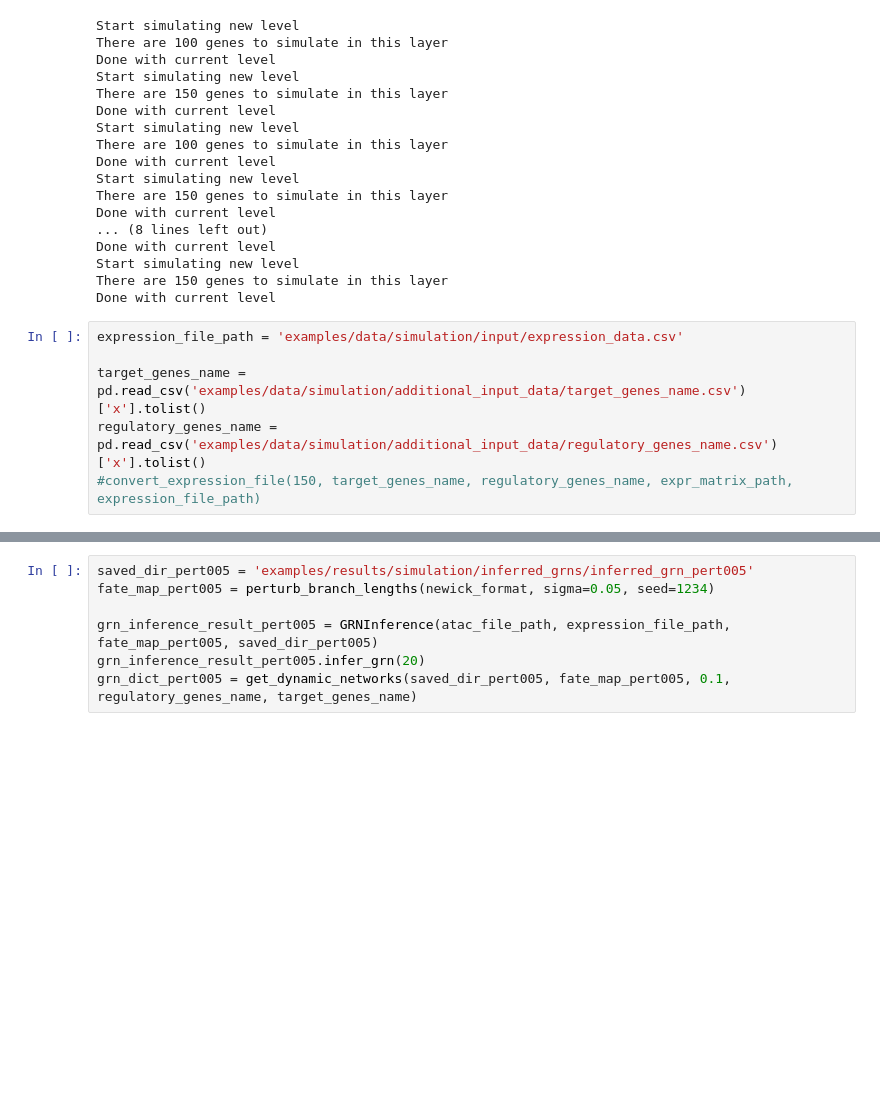
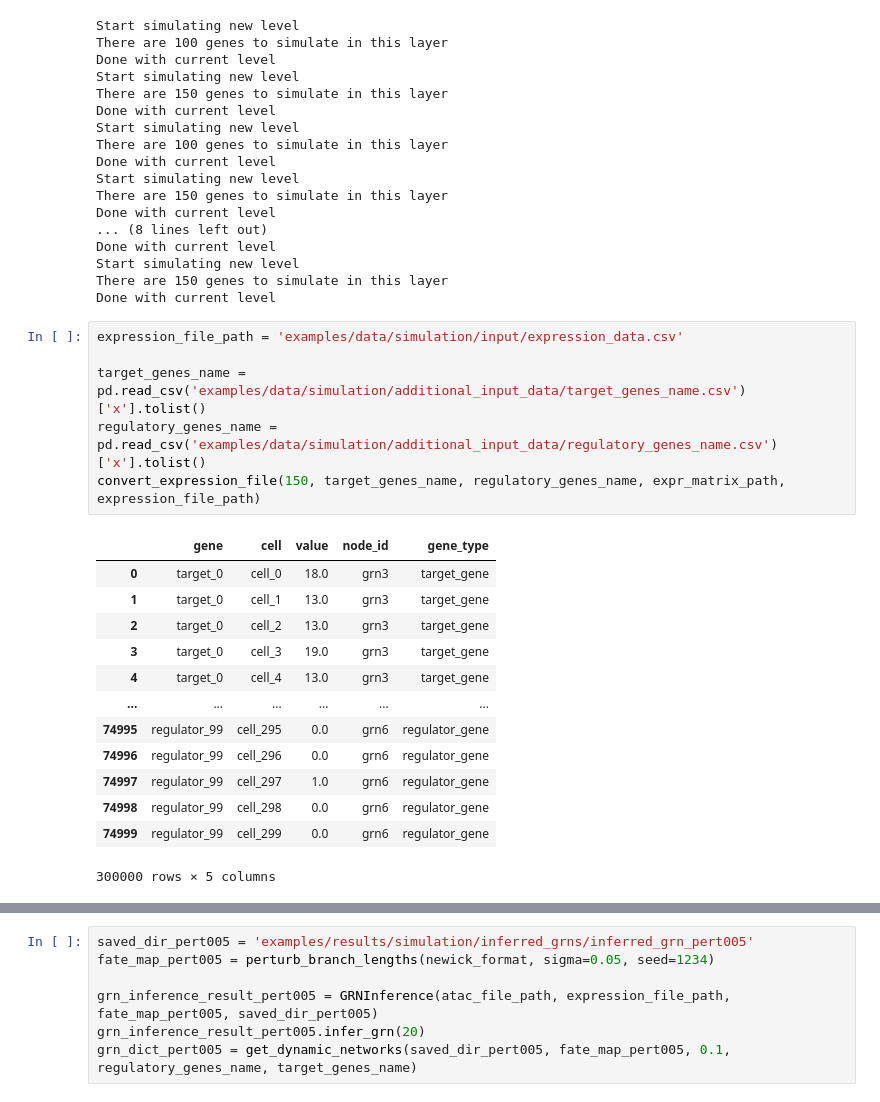
Before and after one commit to yuxiaochen11/LineageGRN, a Jupyter notebook: examples/demos/demo_simulation.ipynb, the cells around one changed output, grey strips where cells are left out. Cells and saved outputs as stored; diff of their text form; blank space fills up the shorter version.

```diff
--- a/examples/demos/demo_simulation.ipynb
+++ b/examples/demos/demo_simulation.ipynb
@@ -44,9 +44,23 @@ Done with current level
 # %%
 expression_file_path = 'examples/data/simulation/input/expression_data.csv'
 
 target_genes_name = pd.read_csv('examples/data/simulation/additional_input_data/target_genes_name.csv')['x'].tolist()
 regulatory_genes_name = pd.read_csv('examples/data/simulation/additional_input_data/regulatory_genes_name.csv')['x'].tolist()
-#convert_expression_file(150, target_genes_name, regulatory_genes_name, expr_matrix_path, expression_file_path)
+convert_expression_file(150, target_genes_name, regulatory_genes_name, expr_matrix_path, expression_file_path)
+# %% [output]
+|  | gene | cell | value | node_id | gene_type |
+| 0 | target_0 | cell_0 | 18.0 | grn3 | target_gene |
+| 1 | target_0 | cell_1 | 13.0 | grn3 | target_gene |
+| 2 | target_0 | cell_2 | 13.0 | grn3 | target_gene |
+| 3 | target_0 | cell_3 | 19.0 | grn3 | target_gene |
+| 4 | target_0 | cell_4 | 13.0 | grn3 | target_gene |
+| ... | ... | ... | ... | ... | ... |
+| 74995 | regulator_99 | cell_295 | 0.0 | grn6 | regulator_gene |
+| 74996 | regulator_99 | cell_296 | 0.0 | grn6 | regulator_gene |
+| 74997 | regulator_99 | cell_297 | 1.0 | grn6 | regulator_gene |
+| 74998 | regulator_99 | cell_298 | 0.0 | grn6 | regulator_gene |
+| 74999 | regulator_99 | cell_299 | 0.0 | grn6 | regulator_gene |
+300000 rows × 5 columns
 # %%
 saved_dir = 'examples/results/simulation/inferred_grns/inferred_grn_defult_params'
 
```
Also changed, not shown: parts of 4 cells of this notebook, 38 other files.
